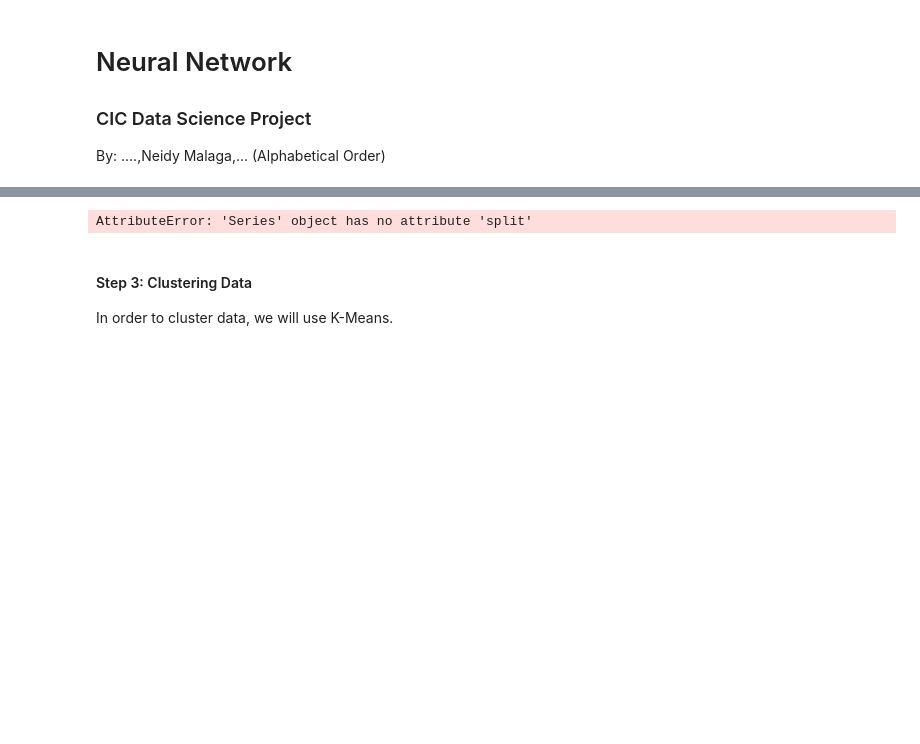
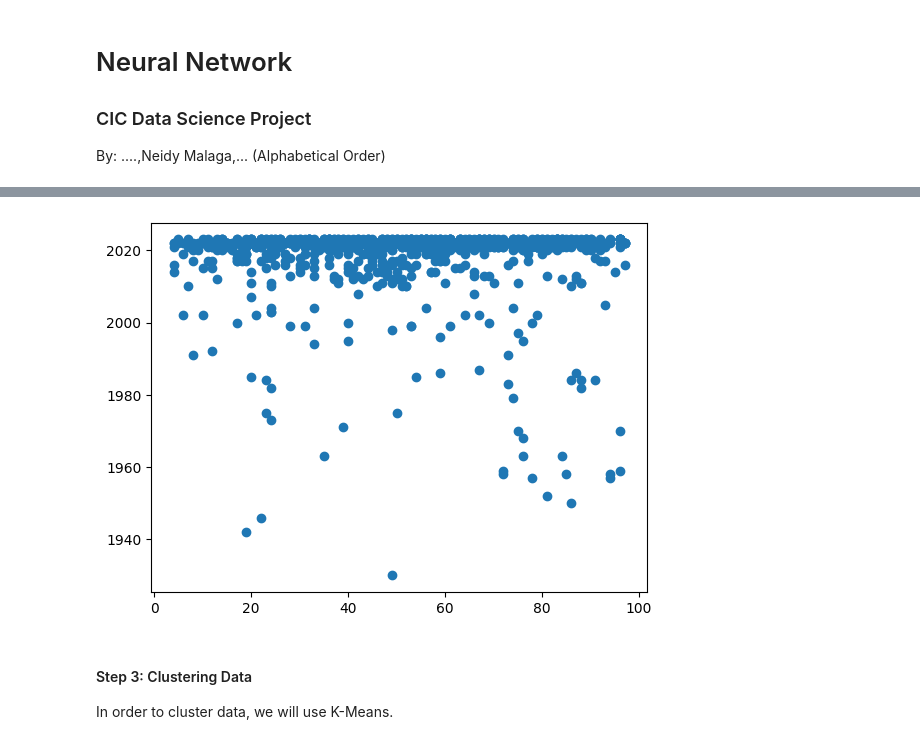
Before and after one commit to CIC-Research/Data-Science-Project, a Jupyter notebook: main.ipynb, the cells around one changed output, grey strips where cells are left out. Saved outputs shown, nothing was run; the diff lists cells and outputs as text; code cells hidden in the pictures; blank space fills up the shorter version.

```diff
--- a/main.ipynb
+++ b/main.ipynb
@@ -38,11 +87,13 @@ Now, right away you can see there is a problem with the data.
 # %%
 import matplotlib.pyplot as plt
 
-# year_data = Netflix_Data['release_year']
-# plt.scatter(year_data, df_one_hot)
-# plt.show()
+#Example scatterplot, change when topic decided
+year_data = Spotify_Data['released_year']
+variance_data = Spotify_Data['valence_%']
+plt.scatter(year_data, variance_data)
+plt.show()
 # %% [output]
-AttributeError: 'Series' object has no attribute 'split'
+[figure, added]
 # %% [markdown]
 #### Step 3: Clustering Data
 In order to cluster data, we will use K-Means.
```
Also changed, not shown: parts of 4 cells of this notebook, 1 other file.
